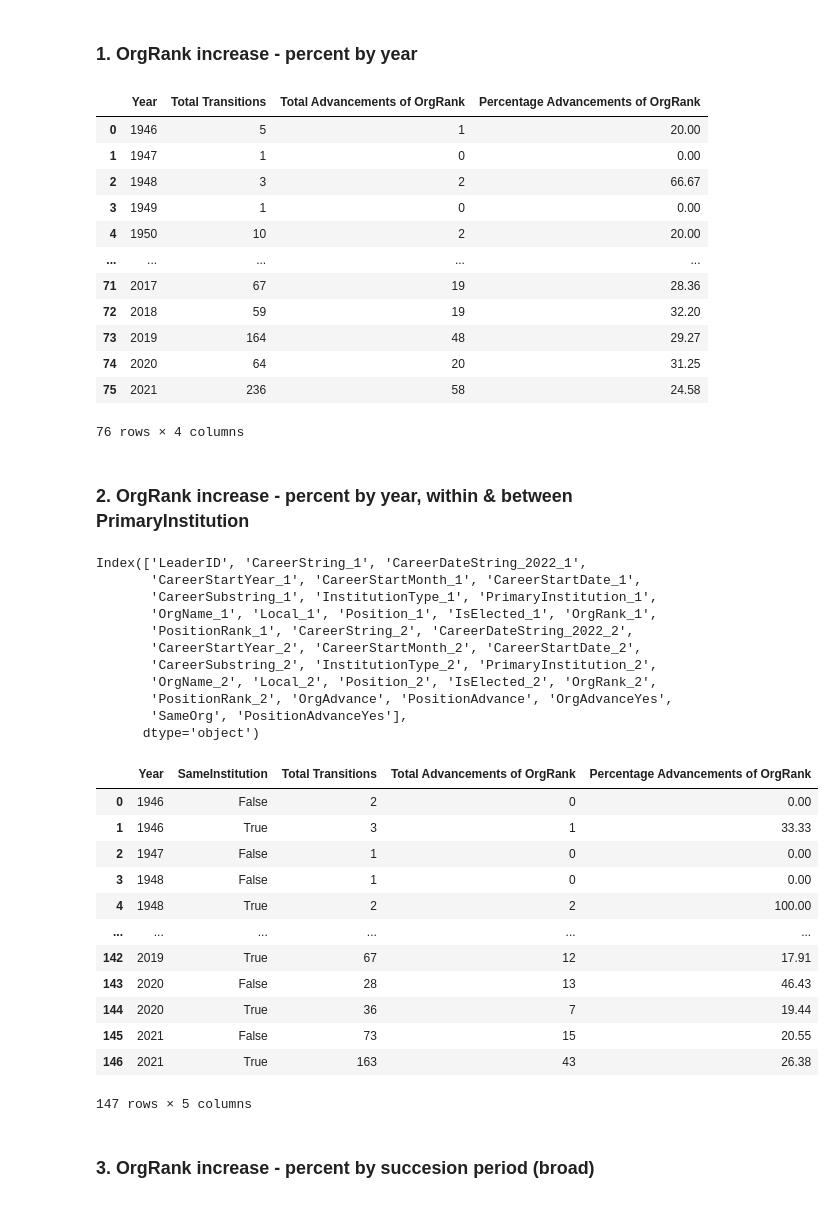
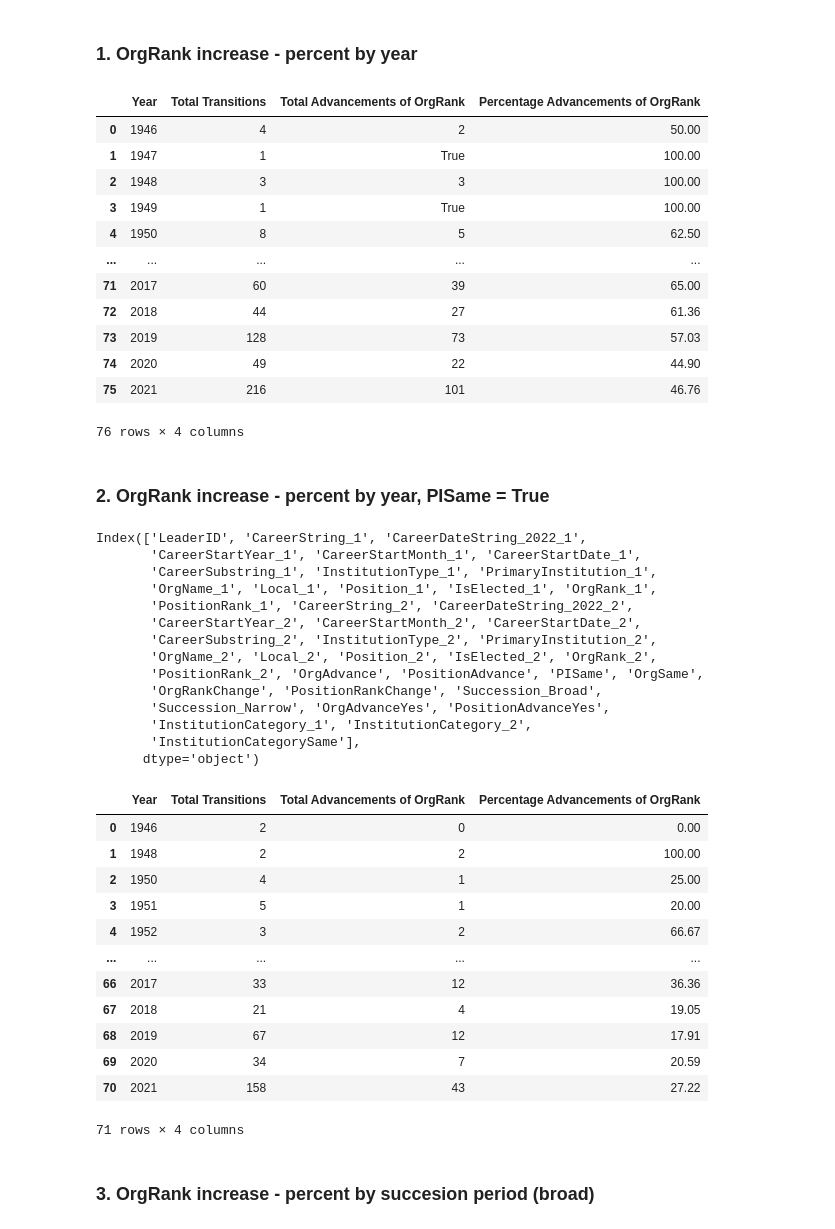
Before and after one commit to seouljake/nkelites, a Jupyter notebook: scripts/3 scripts - anaylsis/2023.10.04 Research Note/stats3_analysis_trans.ipynb, the cells around one changed output. Cells and saved outputs as stored; diff of their text form; code cells hidden in the pictures.

```diff
--- a/scripts/3 scripts - anaylsis/2023.10.04 Research Note/stats3_analysis_trans.ipynb
+++ b/scripts/3 scripts - anaylsis/2023.10.04 Research Note/stats3_analysis_trans.ipynb
@@ -332,0 +404,11 @@ trans.loc[trans["OrgSame"]==True & (trans["PositionRank_1"]>trans["PositionRank_
+# %%
+trans["Succession_Five"] = np.nan
+# %%
+value_order = ["KIS to KJI","KJI to KJU"]
+trans.Succession_Five = trans.Succession_Five.astype("category")
+trans.Succession_Five = trans.Succession_Five.cat.set_categories(value_order)
+# %%
+### Jacob's periodization
+
+trans.loc[(trans["CareerStartYear_2"]>1993) & (trans["CareerStartYear_2"]<2000),"Succession_Five"] = "KIS to KJI"
+trans.loc[(trans["CareerStartYear_2"]>2010) & (trans["CareerStartYear_2"]<2016),"Succession_Five"] = "KJI to KJU"
@@ -339,23 +427,23 @@ stat1_columns = ["CareerStartYear_2","OrgAdvanceYes"]
 stat1_groupby_columns = ["CareerStartYear_2"]
 stat1_label_columns = ["Year","Total Transitions","Total Advancements of OrgRank"]
 # %%
-stat1 = trans2[stat1_columns].groupby(stat1_groupby_columns,as_index=False)["OrgAdvanceYes"].agg({"Total Transitions":"count","Total Advancements of OrgRank":"sum"})
+stat1 = trans[stat1_columns].groupby(stat1_groupby_columns,as_index=False)["OrgAdvanceYes"].agg({"Total Transitions":"count","Total Advancements of OrgRank":"sum"})
 stat1.columns = stat1_label_columns
 stat1["Percentage Advancements of OrgRank"] = stat1.apply(lambda x: round(x["Total Advancements of OrgRank"] / x["Total Transitions"] * 100,2) if x["Total Transitions"] > 0 else np.nan,axis=1)
 stat1
 # %% [output]
 |  | Year | Total Transitions | Total Advancements of OrgRank | Percentage Advancements of OrgRank |
-| 0 | 1946 | 5 | 1 | 20.00 |
-| 1 | 1947 | 1 | 0 | 0.00 |
-| 2 | 1948 | 3 | 2 | 66.67 |
-| 3 | 1949 | 1 | 0 | 0.00 |
-| 4 | 1950 | 10 | 2 | 20.00 |
+| 0 | 1946 | 4 | 2 | 50.00 |
+| 1 | 1947 | 1 | True | 100.00 |
+| 2 | 1948 | 3 | 3 | 100.00 |
+| 3 | 1949 | 1 | True | 100.00 |
+| 4 | 1950 | 8 | 5 | 62.50 |
 | ... | ... | ... | ... | ... |
-| 71 | 2017 | 67 | 19 | 28.36 |
-| 72 | 2018 | 59 | 19 | 32.20 |
-| 73 | 2019 | 164 | 48 | 29.27 |
-| 74 | 2020 | 64 | 20 | 31.25 |
-| 75 | 2021 | 236 | 58 | 24.58 |
+| 71 | 2017 | 60 | 39 | 65.00 |
+| 72 | 2018 | 44 | 27 | 61.36 |
+| 73 | 2019 | 128 | 73 | 57.03 |
+| 74 | 2020 | 49 | 22 | 44.90 |
+| 75 | 2021 | 216 | 101 | 46.76 |
 76 rows × 4 columns
 # %%
 stat1_filename = "orgrank_within_between.xlsx"
@@ -363,7 +451,7 @@ stat1.to_excel(path_analysis + study0_path + stat2_filename,index=False)
 # %% [markdown]
-### 2. OrgRank increase - percent by year, within & between PrimaryInstitution
+### 2. OrgRank increase - percent by year, PISame = True
 # %%
-trans2.columns
+trans.columns
 # %% [output]
 Index(['LeaderID', 'CareerString_1', 'CareerDateString_2022_1',
        'CareerStartYear_1', 'CareerStartMonth_1', 'CareerStartDate_1',
@@ -373,32 +461,36 @@ Index(['LeaderID', 'CareerString_1', 'CareerDateString_2022_1',
        'CareerStartYear_2', 'CareerStartMonth_2', 'CareerStartDate_2',
        'CareerSubstring_2', 'InstitutionType_2', 'PrimaryInstitution_2',
        'OrgName_2', 'Local_2', 'Position_2', 'IsElected_2', 'OrgRank_2',
-       'PositionRank_2', 'OrgAdvance', 'PositionAdvance', 'OrgAdvanceYes',
-       'SameOrg', 'PositionAdvanceYes'],
+       'PositionRank_2', 'OrgAdvance', 'PositionAdvance', 'PISame', 'OrgSame',
+       'OrgRankChange', 'PositionRankChange', 'Succession_Broad',
+       'Succession_Narrow', 'OrgAdvanceYes', 'PositionAdvanceYes',
+       'InstitutionCategory_1', 'InstitutionCategory_2',
+       'InstitutionCategorySame'],
       dtype='object')
 # %%
-stat2_columns = ["CareerStartYear_2","SameInstitution","OrgAdvanceYes"]
-stat2_groupby_columns = ["CareerStartYear_2","SameInstitution"]
-stat2_label_columns = ["Year","SameInstitution","Total Transitions","Total Advancements of OrgRank"]
+stat2_columns = ["CareerStartYear_2","OrgAdvanceYes"]
+stat2_condition = trans["PISame"]==True
+stat2_groupby_columns = ["CareerStartYear_2"]
+stat2_label_columns = ["Year","Total Transitions","Total Advancements of OrgRank"]
 # %%
-stat2 = trans2[stat2_columns].groupby(stat2_groupby_columns,as_index=False)["OrgAdvanceYes"].agg({"Total Transitions":"count","Total Advancements of OrgRank":"sum"})
+stat2 = trans.loc[stat2_condition,stat2_columns].groupby(stat2_groupby_columns,as_index=False)["OrgAdvanceYes"].agg({"Total Transitions":"count","Total Advancements of OrgRank":"sum"})
 stat2.columns = stat2_label_columns
 stat2["Percentage Advancements of OrgRank"] = stat2.apply(lambda x: round(x["Total Advancements of OrgRank"] / x["Total Transitions"] * 100,2) if x["Total Transitions"] > 0 else np.nan,axis=1)
 stat2
 # %% [output]
-|  | Year | SameInstitution | Total Transitions | Total Advancements of OrgRank | Percentage Advancements of OrgRank |
-| 0 | 1946 | False | 2 | 0 | 0.00 |
-| 1 | 1946 | True | 3 | 1 | 33.33 |
-| 2 | 1947 | False | 1 | 0 | 0.00 |
-| 3 | 1948 | False | 1 | 0 | 0.00 |
-| 4 | 1948 | True | 2 | 2 | 100.00 |
-| ... | ... | ... | ... | ... | ... |
-| 142 | 2019 | True | 67 | 12 | 17.91 |
-| 143 | 2020 | False | 28 | 13 | 46.43 |
-| 144 | 2020 | True | 36 | 7 | 19.44 |
-| 145 | 2021 | False | 73 | 15 | 20.55 |
-| 146 | 2021 | True | 163 | 43 | 26.38 |
+|  | Year | Total Transitions | Total Advancements of OrgRank | Percentage Advancements of OrgRank |
+| 0 | 1946 | 2 | 0 | 0.00 |
+| 1 | 1948 | 2 | 2 | 100.00 |
+| 2 | 1950 | 4 | 1 | 25.00 |
+| 3 | 1951 | 5 | 1 | 20.00 |
+| 4 | 1952 | 3 | 2 | 66.67 |
+| ... | ... | ... | ... | ... |
+| 66 | 2017 | 33 | 12 | 36.36 |
+| 67 | 2018 | 21 | 4 | 19.05 |
+| 68 | 2019 | 67 | 12 | 17.91 |
+| 69 | 2020 | 34 | 7 | 20.59 |
+| 70 | 2021 | 158 | 43 | 27.22 |
-147 rows × 5 columns
+71 rows × 4 columns
 # %%
 # pivot SameInstitution -
 # %%
```
Also changed, not shown: parts of 87 cells of this notebook.
